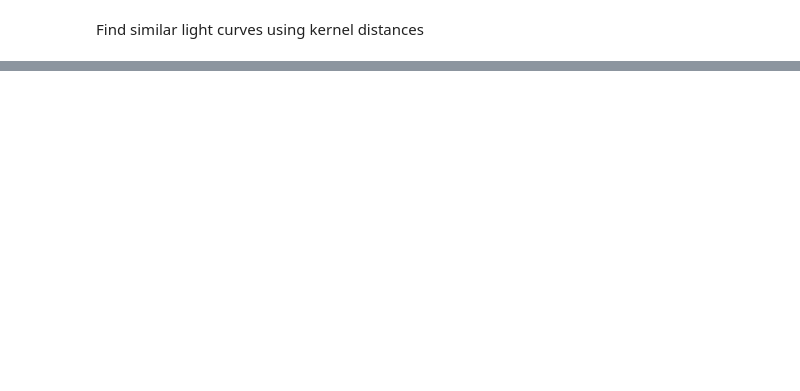
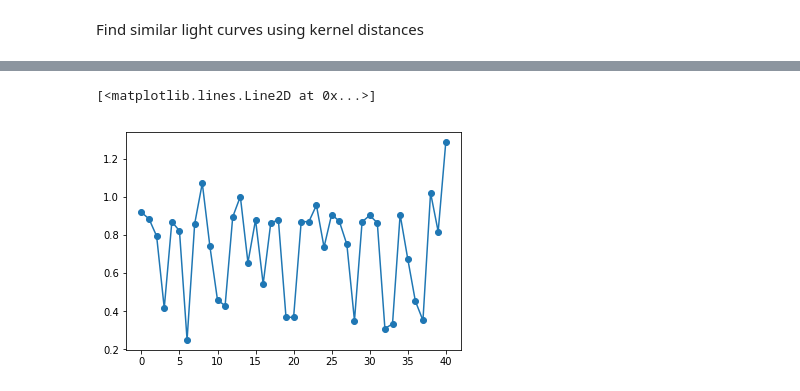
Before and after one commit to phuijse/spike4astro, a Jupyter notebook: xray_kernel.ipynb, the cells around one changed output, grey strips where cells are left out. Drawn from its saved outputs; the diff is of its cells as text; code cells hidden in the pictures; blank space fills up the shorter version.

Commit message:
Compute CS distances to all lc segments

```diff
--- a/xray_kernel.ipynb
+++ b/xray_kernel.ipynb
@@ -163,0 +80,48 @@ plt.tight_layout()
+# %%
+distances = list()
+lc_index = list()
+for k in tqdm_notebook(range(len(file_list)), 'LC'):
+    times = get_light_curve(join(lc_path, file_list[k]))
+    time_span = times[-1]  # Assume template is shorter than lc
+    N_windows = int(overlap*(time_span - T)/T)
+    if N_windows < 1:
+        continue
+    lc_index.append(k)
+    K_cross = np.zeros(shape=(N_windows,))
+    K_sig = np.zeros(shape=(N_windows,))
+    K_time = np.zeros(shape=(N_windows,))
+    K_points = np.zeros(shape=(N_windows,))
+    for i in range(N_windows):
+        K_time[i] = i*T/overlap
+        init_point = np.argmin((times - K_time[i])**2)
+        end_point = np.argmin((times - K_time[i] - T)**2)
+        window_t = times[init_point:end_point] - times[init_point]
+        K_points[i] = len(window_t)
+        K_sig[i] = np.sum(np.exp(-np.absolute(window_t[:, np.newaxis] - window_t[:, np.newaxis].T)/tau))/(2*tau)
+        K_cross[i] = np.sum(np.exp(-np.absolute(times_template[times_template < T, np.newaxis] \
+                                                 - window_t[:, np.newaxis].T)/tau))/(2*tau)
+    distances.append(np.stack((K_time, K_points, K_sig, K_cross)))
+
+pickle.dump([lc_index, file_list, K_template, distances], open("xray_distances.p", "wb"), protocol=2)
+# %%
+K_time, K_points, K_sig, K_cross = distances[28]
+# %%
+min_distance = np.zeros(shape=(len(distances),))
+
+def dist_function(idx):
+    K_time, K_points, K_sig, K_cross = distances[idx]
+    valid_idx = np.where(K_points > 50)[0]
+    d= -np.log(K_cross[valid_idx]) + 0.5*np.log(K_sig[valid_idx]) + 0.5*np.log(K_template)
+    #d = -K_cross[valid_idx]/K_points[valid_idx] + 0.5*K_sig[valid_idx]/K_points[valid_idx] + 0.5*K_template/110
+    #d = -2*K_cross[valid_idx]/(110*K_points[valid_idx]) + K_sig[valid_idx]/K_points[valid_idx]**2 +K_template/110**2
+    #d = -2*K_cross[valid_idx] + K_sig[valid_idx] +K_template
+    return K_time[valid_idx], d
+
+for i in range(len(distances)):
+    _, D = dist_function(i)
+    min_distance[i] = np.amin(D)
+
+plt.plot(min_distance, '-o')
+# %% [output]
+[<matplotlib.lines.Line2D at 0x...>]
+[figure, added]
```
Also changed, not shown: parts of 14 cells of this notebook, 1 other file.
